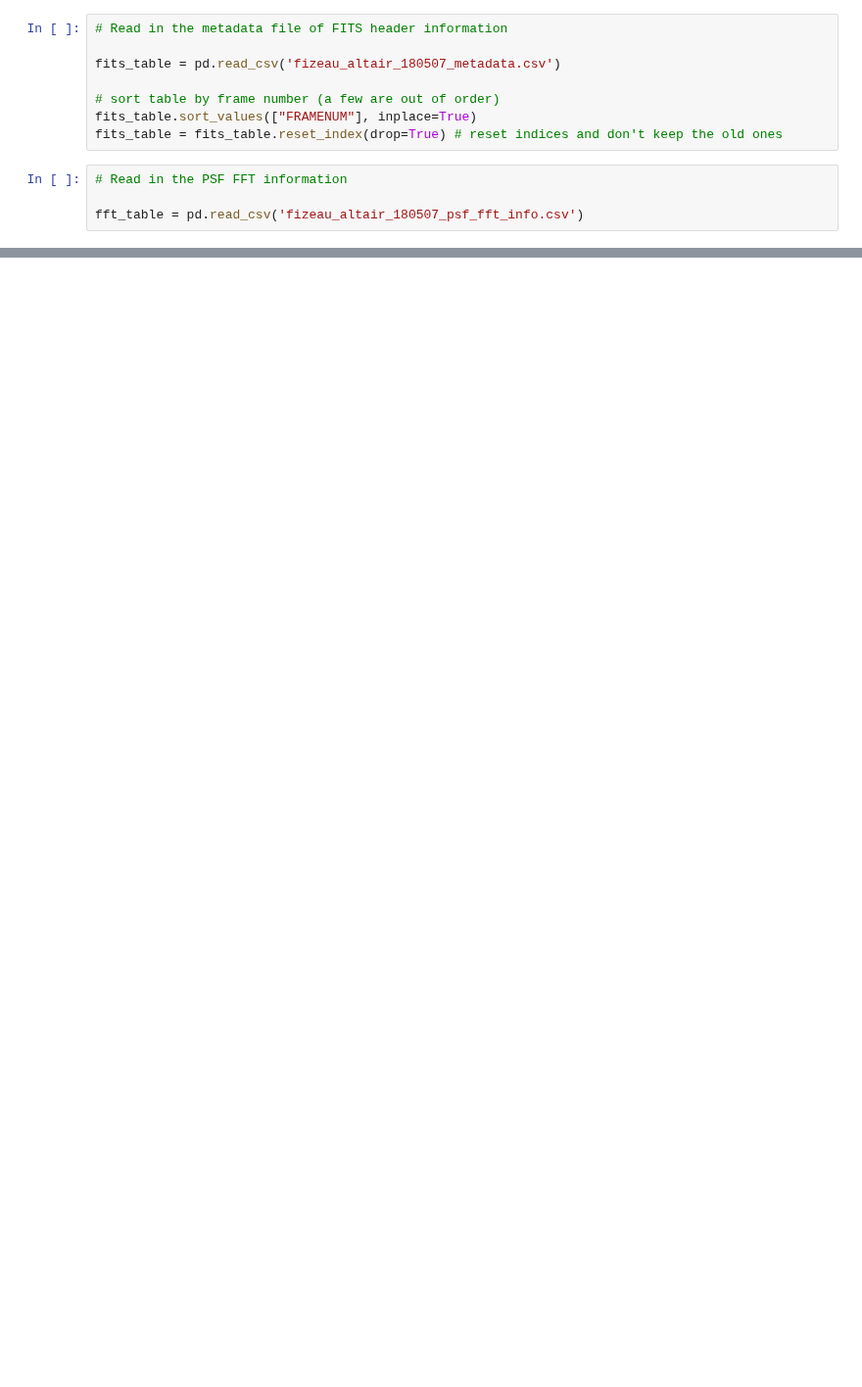
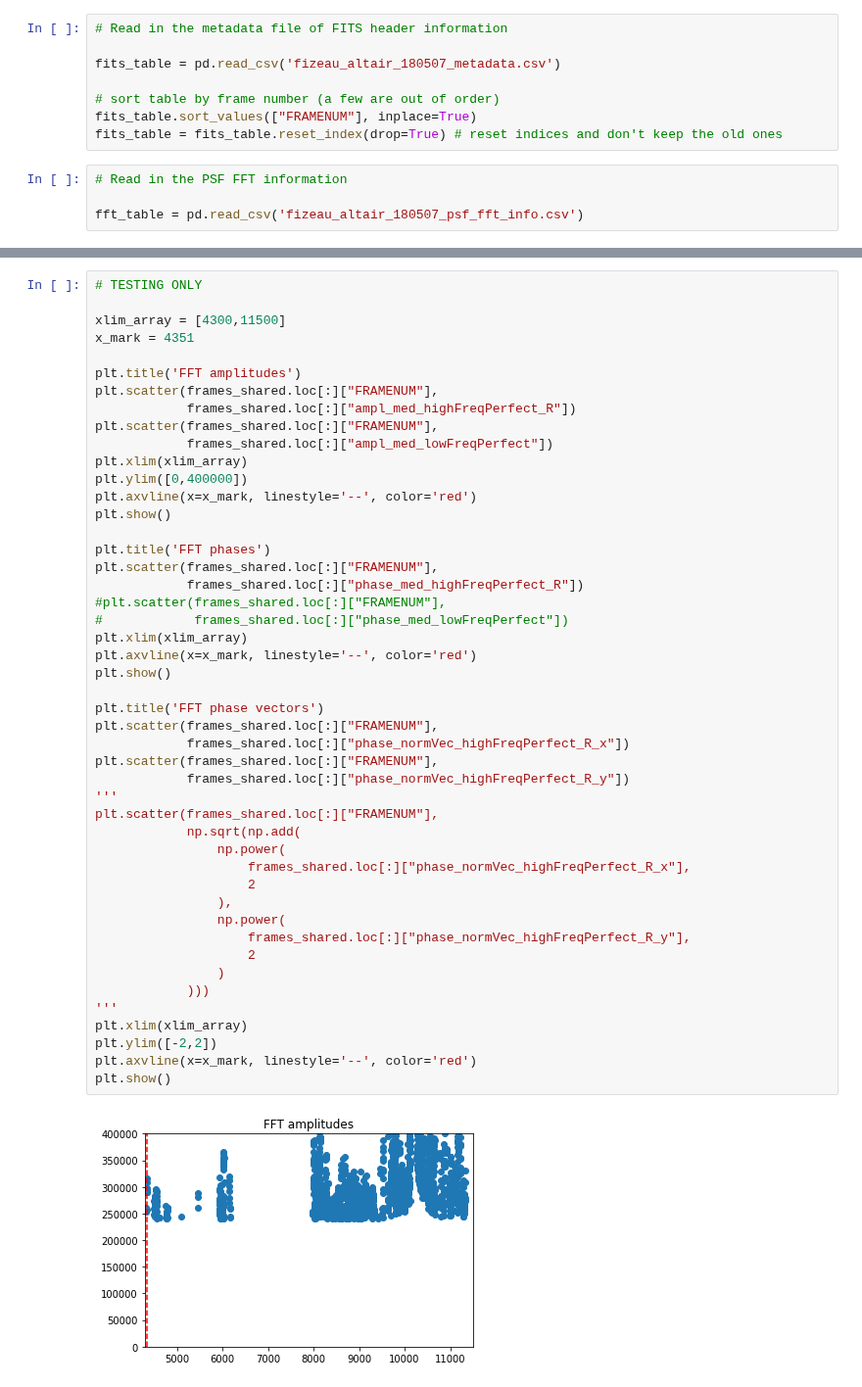
Before and after one commit to mwanakijiji/lbti_altair_fizeau, a Jupyter notebook: winnow_psfs.ipynb, the cells around one changed output, grey strips where cells are left out. Shown at 98% size. Cells and saved outputs as stored; diff of their text form; blank space fills up the shorter version.

```diff
--- a/winnow_psfs.ipynb
+++ b/winnow_psfs.ipynb
@@ -80,0 +97,49 @@ plt.show()
+# %%
+# TESTING ONLY
+
+xlim_array = [4300,11500]
+x_mark = 4351
+
+plt.title('FFT amplitudes')
+plt.scatter(frames_shared.loc[:]["FRAMENUM"],
+            frames_shared.loc[:]["ampl_med_highFreqPerfect_R"])
+plt.scatter(frames_shared.loc[:]["FRAMENUM"],
+            frames_shared.loc[:]["ampl_med_lowFreqPerfect"])
+plt.xlim(xlim_array)
+plt.ylim([0,400000])
+plt.axvline(x=x_mark, linestyle='--', color='red')
+plt.show()
+
+plt.title('FFT phases')
+plt.scatter(frames_shared.loc[:]["FRAMENUM"],
+            frames_shared.loc[:]["phase_med_highFreqPerfect_R"])
+#plt.scatter(frames_shared.loc[:]["FRAMENUM"],
+#            frames_shared.loc[:]["phase_med_lowFreqPerfect"])
+plt.xlim(xlim_array)
+plt.axvline(x=x_mark, linestyle='--', color='red')
+plt.show()
+
+plt.title('FFT phase vectors')
+plt.scatter(frames_shared.loc[:]["FRAMENUM"],
+            frames_shared.loc[:]["phase_normVec_highFreqPerfect_R_x"])
+plt.scatter(frames_shared.loc[:]["FRAMENUM"],
+            frames_shared.loc[:]["phase_normVec_highFreqPerfect_R_y"])
+'''
+plt.scatter(frames_shared.loc[:]["FRAMENUM"],
+            np.sqrt(np.add(
+                np.power(
+                    frames_shared.loc[:]["phase_normVec_highFreqPerfect_R_x"],
+                    2
+                ),
+                np.power(
+                    frames_shared.loc[:]["phase_normVec_highFreqPerfect_R_y"],
+                    2
+                )
+            )))
+'''
+plt.xlim(xlim_array)
+plt.ylim([-2,2])
+plt.axvline(x=x_mark, linestyle='--', color='red')
+plt.show()
+# %% [output]
+[figure, added]
```
Also changed, not shown: parts of 17 cells of this notebook, 2 other files.
